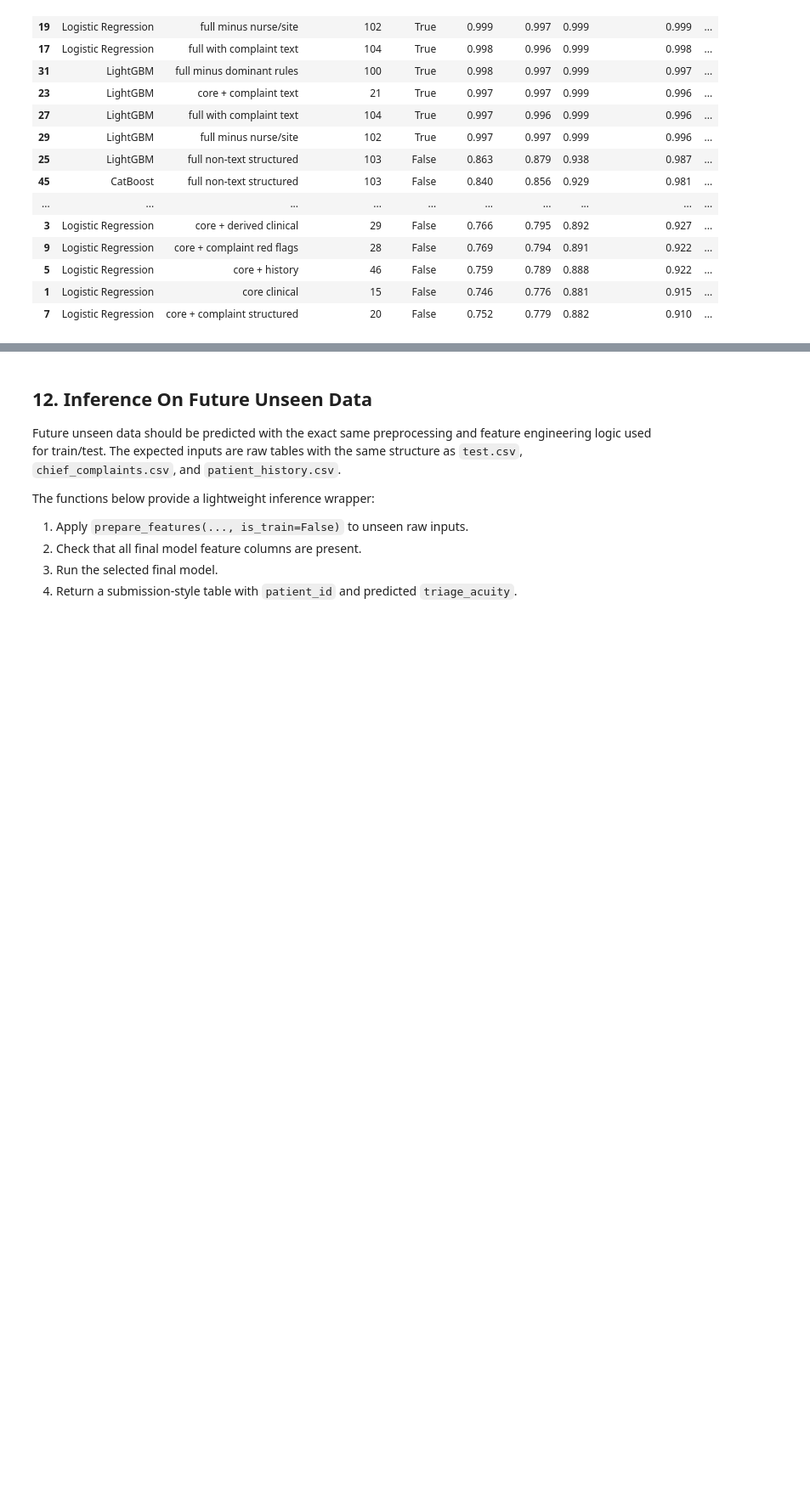
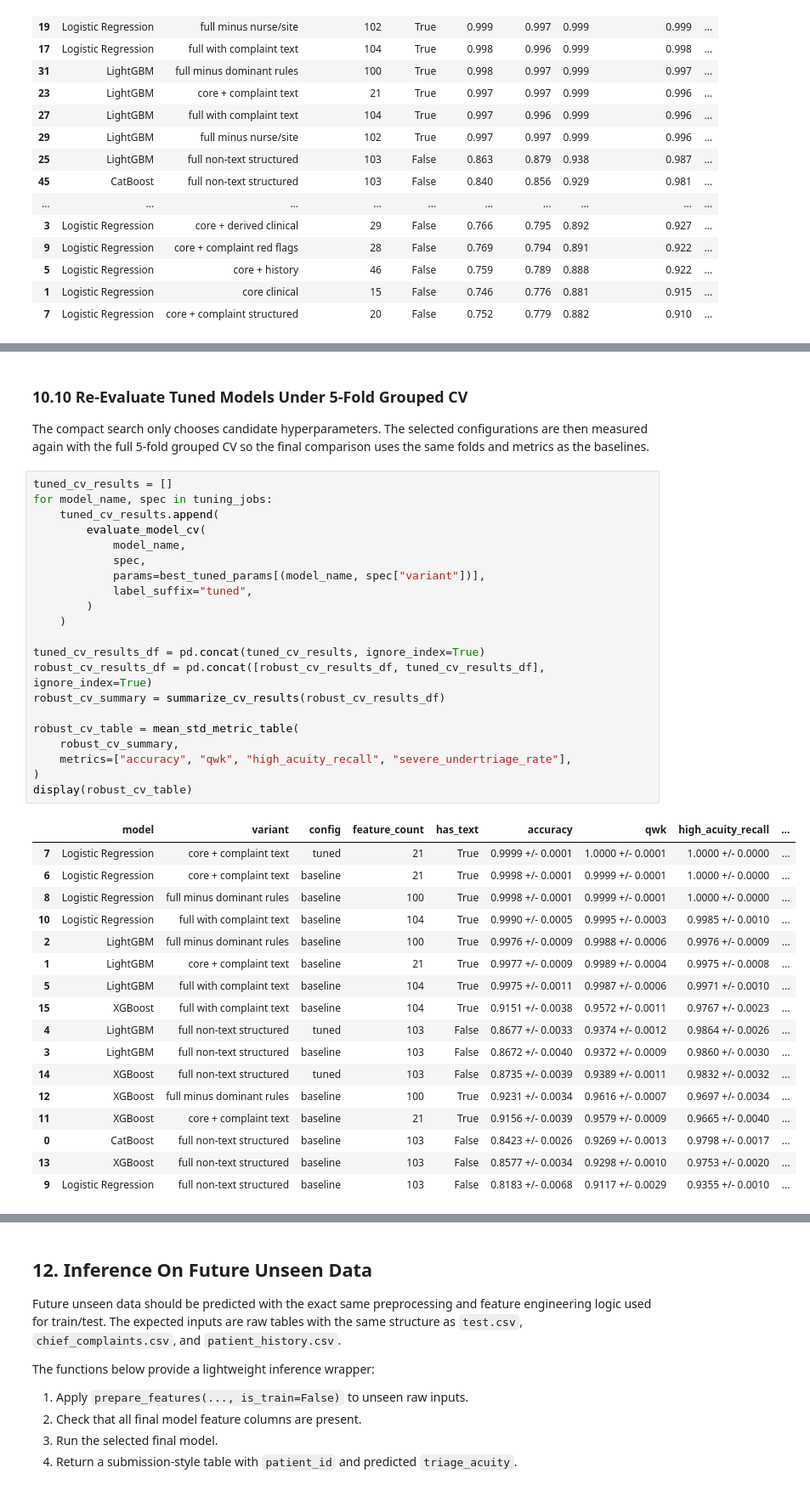
Before and after one commit to linda1l/Triagegeist, a Jupyter notebook: Triagegeist.ipynb, the cells around one changed output, grey strips where cells are left out. Shown at 85% size. Drawn from its saved outputs; the diff is of its cells as text; blank space fills up the shorter version.

```diff
--- a/Triagegeist.ipynb
+++ b/Triagegeist.ipynb
@@ -2489,0 +2788,43 @@ display(format_metric_table(model_leaderboard))
+# %% [markdown]
+### 10.10 Re-Evaluate Tuned Models Under 5-Fold Grouped CV
+
+The compact search only chooses candidate hyperparameters. The selected configurations are then measured again with the full 5-fold grouped CV so the final comparison uses the same folds and metrics as the baselines.
+# %%
+tuned_cv_results = []
+for model_name, spec in tuning_jobs:
+    tuned_cv_results.append(
+        evaluate_model_cv(
+            model_name,
+            spec,
+            params=best_tuned_params[(model_name, spec["variant"])],
+            label_suffix="tuned",
+        )
+    )
+
+tuned_cv_results_df = pd.concat(tuned_cv_results, ignore_index=True)
+robust_cv_results_df = pd.concat([robust_cv_results_df, tuned_cv_results_df], ignore_index=True)
+robust_cv_summary = summarize_cv_results(robust_cv_results_df)
+
+robust_cv_table = mean_std_metric_table(
+    robust_cv_summary,
+    metrics=["accuracy", "qwk", "high_acuity_recall", "severe_undertriage_rate"],
+)
+display(robust_cv_table)
+# %% [output]
+|  | model | variant | config | feature_count | has_text | accuracy | qwk | high_acuity_recall | ... |
+| 7 | Logistic Regression | core + complaint text | tuned | 21 | True | 0.9999 +/- 0.0001 | 1.0000 +/- 0.0001 | 1.0000 +/- 0.0000 | ... |
+| 6 | Logistic Regression | core + complaint text | baseline | 21 | True | 0.9998 +/- 0.0001 | 0.9999 +/- 0.0001 | 1.0000 +/- 0.0000 | ... |
+| 8 | Logistic Regression | full minus dominant rules | baseline | 100 | True | 0.9998 +/- 0.0001 | 0.9999 +/- 0.0001 | 1.0000 +/- 0.0000 | ... |
+| 10 | Logistic Regression | full with complaint text | baseline | 104 | True | 0.9990 +/- 0.0005 | 0.9995 +/- 0.0003 | 0.9985 +/- 0.0010 | ... |
+| 2 | LightGBM | full minus dominant rules | baseline | 100 | True | 0.9976 +/- 0.0009 | 0.9988 +/- 0.0006 | 0.9976 +/- 0.0009 | ... |
+| 1 | LightGBM | core + complaint text | baseline | 21 | True | 0.9977 +/- 0.0009 | 0.9989 +/- 0.0004 | 0.9975 +/- 0.0008 | ... |
+| 5 | LightGBM | full with complaint text | baseline | 104 | True | 0.9975 +/- 0.0011 | 0.9987 +/- 0.0006 | 0.9971 +/- 0.0010 | ... |
+| 15 | XGBoost | full with complaint text | baseline | 104 | True | 0.9151 +/- 0.0038 | 0.9572 +/- 0.0011 | 0.9767 +/- 0.0023 | ... |
+| 4 | LightGBM | full non-text structured | tuned | 103 | False | 0.8677 +/- 0.0033 | 0.9374 +/- 0.0012 | 0.9864 +/- 0.0026 | ... |
+| 3 | LightGBM | full non-text structured | baseline | 103 | False | 0.8672 +/- 0.0040 | 0.9372 +/- 0.0009 | 0.9860 +/- 0.0030 | ... |
+| 14 | XGBoost | full non-text structured | tuned | 103 | False | 0.8735 +/- 0.0039 | 0.9389 +/- 0.0011 | 0.9832 +/- 0.0032 | ... |
+| 12 | XGBoost | full minus dominant rules | baseline | 100 | True | 0.9231 +/- 0.0034 | 0.9616 +/- 0.0007 | 0.9697 +/- 0.0034 | ... |
+| 11 | XGBoost | core + complaint text | baseline | 21 | True | 0.9156 +/- 0.0039 | 0.9579 +/- 0.0009 | 0.9665 +/- 0.0040 | ... |
+| 0 | CatBoost | full non-text structured | baseline | 103 | False | 0.8423 +/- 0.0026 | 0.9269 +/- 0.0013 | 0.9798 +/- 0.0017 | ... |
+| 13 | XGBoost | full non-text structured | baseline | 103 | False | 0.8577 +/- 0.0034 | 0.9298 +/- 0.0010 | 0.9753 +/- 0.0020 | ... |
+| 9 | Logistic Regression | full non-text structured | baseline | 103 | False | 0.8183 +/- 0.0068 | 0.9117 +/- 0.0029 | 0.9355 +/- 0.0010 | ... |
```
Also changed, not shown: parts of 16 cells of this notebook, 4 other files.
